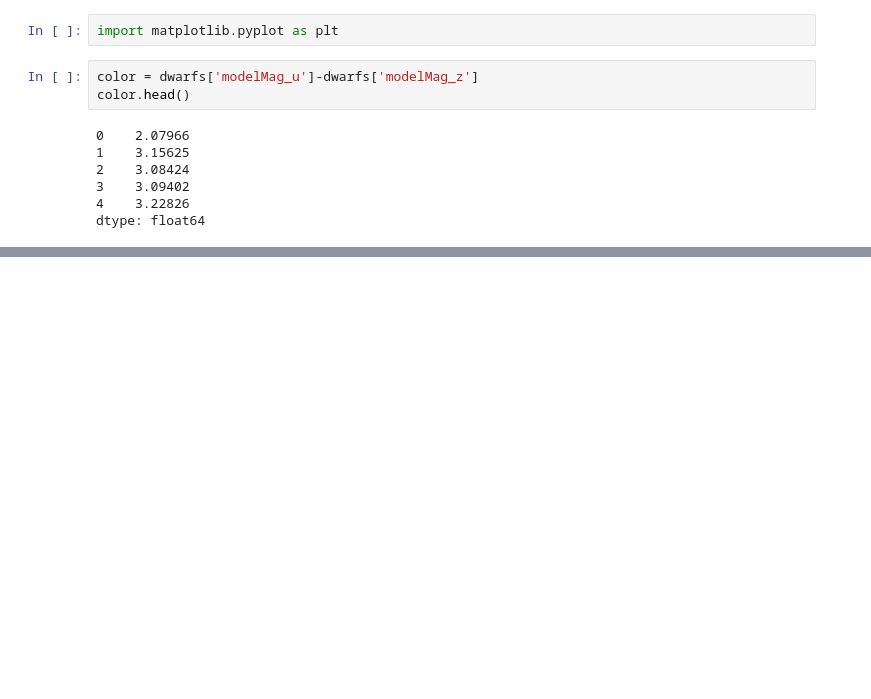
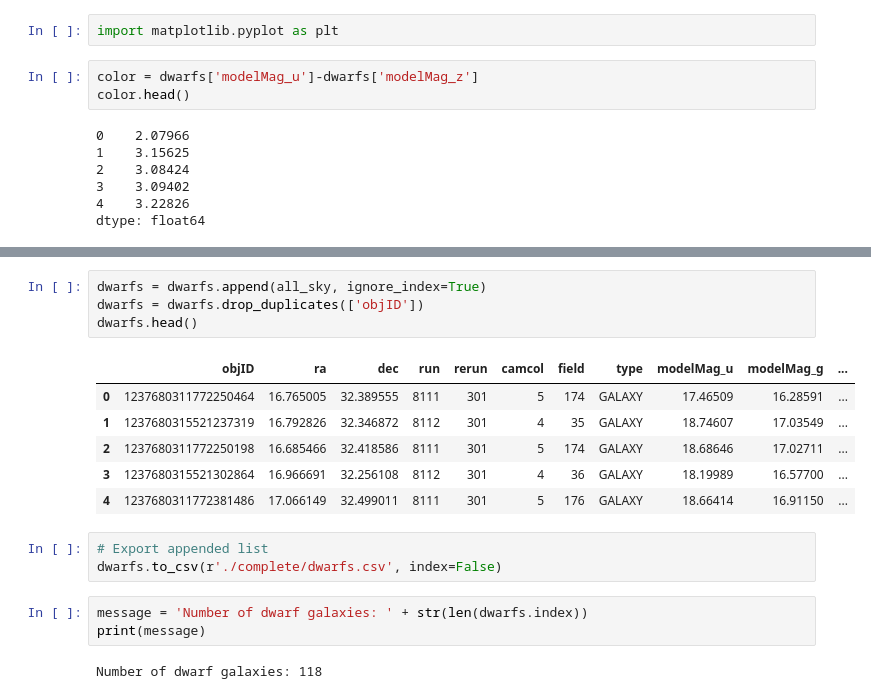
Before and after one commit to danbanan/Perseus-vs-background, a Jupyter notebook: dwarfs-filter.ipynb, the cells around one changed output, grey strips where cells are left out. Drawn from its saved outputs; the diff is of its cells as text; blank space fills up the shorter version.

```diff
--- a/dwarfs-filter.ipynb
+++ b/dwarfs-filter.ipynb
@@ -148,0 +187,19 @@ Redshift range: $[0.0153-0.0187]$
+# %%
+dwarfs = dwarfs.append(all_sky, ignore_index=True)
+dwarfs = dwarfs.drop_duplicates(['objID'])
+dwarfs.head()
+# %% [output]
+|  | objID | ra | dec | run | rerun | camcol | field | type | modelMag_u | modelMag_g | ... |
+| 0 | 1237680311772250464 | 16.765005 | 32.389555 | 8111 | 301 | 5 | 174 | GALAXY | 17.46509 | 16.28591 | ... |
+| 1 | 1237680315521237319 | 16.792826 | 32.346872 | 8112 | 301 | 4 | 35 | GALAXY | 18.74607 | 17.03549 | ... |
+| 2 | 1237680311772250198 | 16.685466 | 32.418586 | 8111 | 301 | 5 | 174 | GALAXY | 18.68646 | 17.02711 | ... |
+| 3 | 1237680315521302864 | 16.966691 | 32.256108 | 8112 | 301 | 4 | 36 | GALAXY | 18.19989 | 16.57700 | ... |
+| 4 | 1237680311772381486 | 17.066149 | 32.499011 | 8111 | 301 | 5 | 176 | GALAXY | 18.66414 | 16.91150 | ... |
+# %%
+# Export appended list
+dwarfs.to_csv(r'./complete/dwarfs.csv', index=False)
+# %%
+message = 'Number of dwarf galaxies: ' + str(len(dwarfs.index))
+print(message)
+# %% [output]
+Number of dwarf galaxies: 118
```
Also changed, not shown: parts of 13 cells of this notebook, 11 other files.
